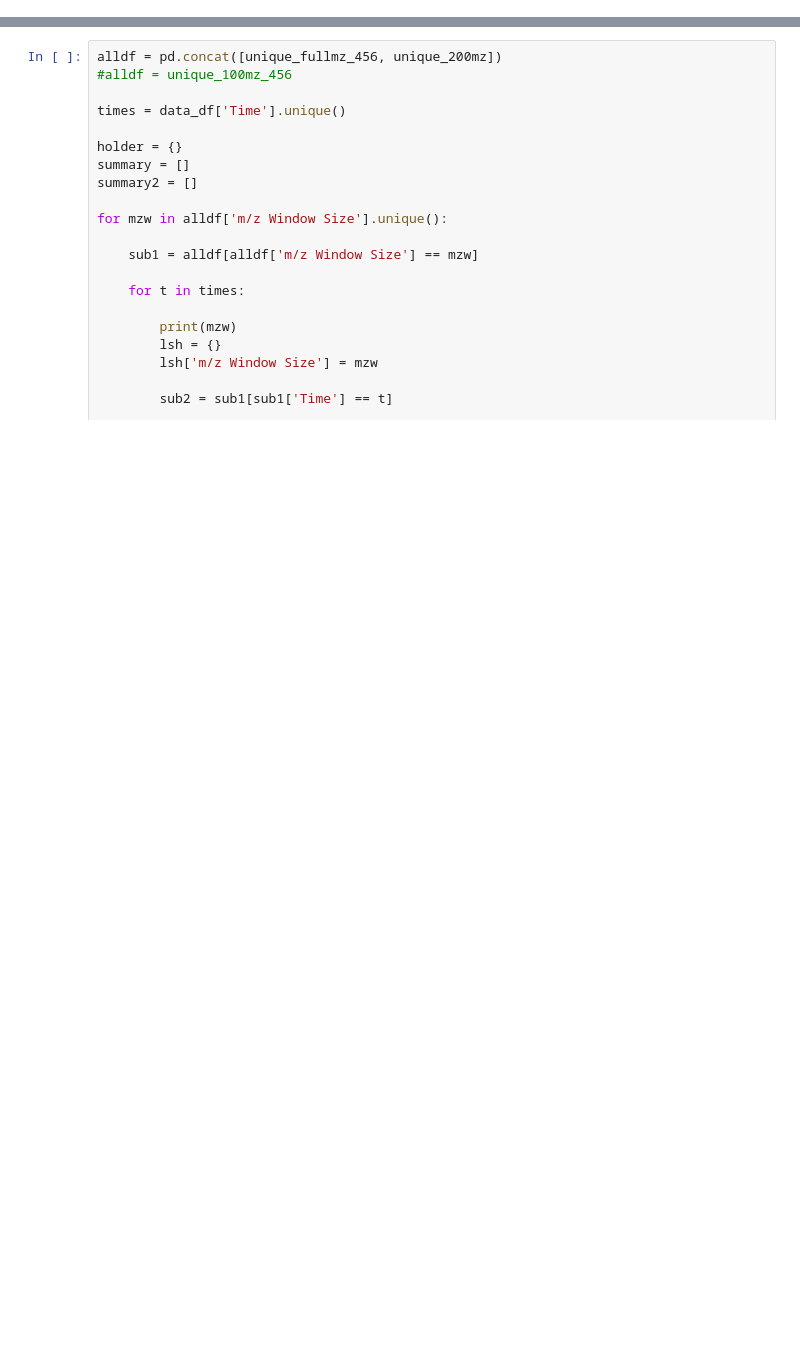
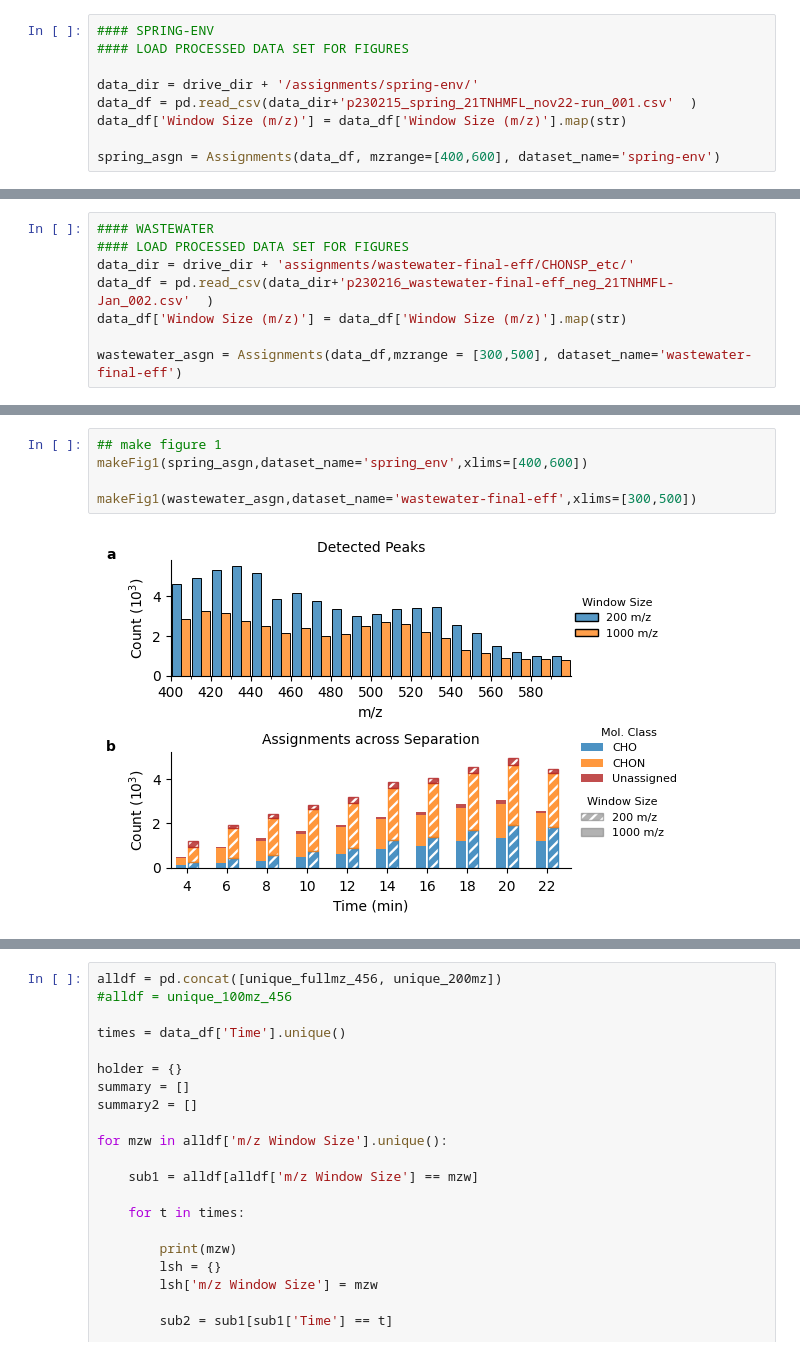
Before and after one commit to rboiteau/CoreMS, a Jupyter notebook: figs-mzwindowing.ipynb, the cells around one changed output, grey strips where cells are left out. Drawn from its saved outputs; the diff is of its cells as text; blank space fills up the shorter version.

Commit message:
updates to figs script for mz windowing

```diff
--- a/figs-mzwindowing.ipynb
+++ b/figs-mzwindowing.ipynb
@@ -530,0 +827,9 @@ plt.savefig(svdir + 'peaks_hist,sep.pdf', bbox_extra_artists=(leg,lblb,lbla), bb
+# %%
+#### SPRING-ENV
+#### LOAD PROCESSED DATA SET FOR FIGURES
+
+data_dir = drive_dir + '/assignments/spring-env/'
+data_df = pd.read_csv(data_dir+'p230215_spring_21TNHMFL_nov22-run_001.csv'  )
+data_df['Window Size (m/z)'] = data_df['Window Size (m/z)'].map(str)
+
+spring_asgn = Assignments(data_df, mzrange=[400,600], dataset_name='spring-env')
@@ -530,0 +854,8 @@ plt.savefig(svdir + 'peaks_hist,sep.pdf', bbox_extra_artists=(leg,lblb,lbla), bb
+# %%
+#### WASTEWATER
+#### LOAD PROCESSED DATA SET FOR FIGURES
+data_dir = drive_dir + 'assignments/wastewater-final-eff/CHONSP_etc/'
+data_df = pd.read_csv(data_dir+'p230216_wastewater-final-eff_neg_21TNHMFL-Jan_002.csv'  )
+data_df['Window Size (m/z)'] = data_df['Window Size (m/z)'].map(str)
+
+wastewater_asgn = Assignments(data_df,mzrange = [300,500], dataset_name='wastewater-final-eff')
@@ -530,0 +880,7 @@ plt.savefig(svdir + 'peaks_hist,sep.pdf', bbox_extra_artists=(leg,lblb,lbla), bb
+# %%
+## make figure 1
+makeFig1(spring_asgn,dataset_name='spring_env',xlims=[400,600])
+
+makeFig1(wastewater_asgn,dataset_name='wastewater-final-eff',xlims=[300,500])
+# %% [output]
+[figure, added]
```
Also changed, not shown: parts of 31 cells of this notebook, 3 other files.
